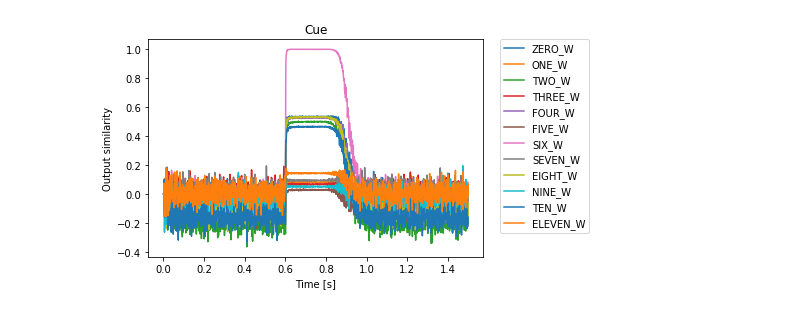
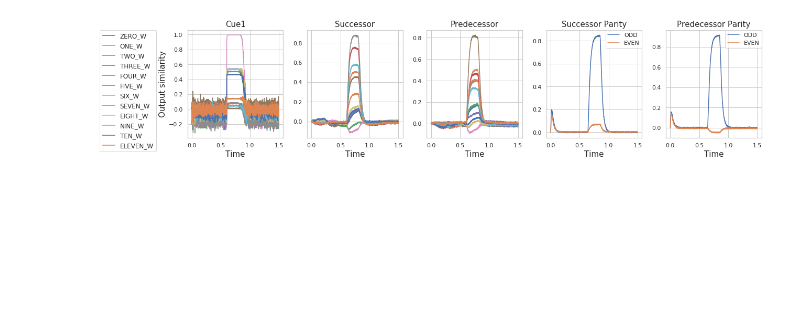
Before and after one commit to s72sue/induction, a Jupyter notebook: hrr_neural/odd-even_model.ipynb, the cells around one changed output. Saved outputs shown, nothing was run; the diff lists cells and outputs as text; code cells hidden in the pictures; blank space fills up the shorter version.

Commit message:
organized code and added result plots

```diff
--- a/hrr_neural/odd-even_model.ipynb
+++ b/hrr_neural/odd-even_model.ipynb
@@ -11,5 +19,7 @@ import matplotlib.pyplot as plt
 # %%
-dim = 64*2
+# Construct the embedding using HRRs
+
+dim = 64
 rng = np.random.RandomState(12)
 vocab = Vocabulary(dimensions=dim, rng=rng, max_similarity=0.02, unitary=True)
 
@@ -61,6 +71,8 @@ par_vocab = vocab.create_subset(['ODD', 'EVEN'])
 num_vocab = vocab.create_subset(['ZERO_W', 'ONE_W', 'TWO_W', 'THREE_W', 'FOUR_W', 'FIVE_W', 'SIX_W',
                                'SEVEN_W', 'EIGHT_W', 'NINE_W', 'TEN_W', 'ELEVEN_W'])
 # %%
+# Build the neural model
+
 model = spa.SPA()
 with model:
     model.a = spa.State(dim, vocab=vocab)
@@ -72,7 +84,8 @@ with model:
     model.pred = spa.State(dim, vocab=vocab)
     model.assoc_memSucc = spa.AssociativeMemory(input_vocab=vocab, wta_output=True, threshold_output=True)
     model.assoc_memPred = spa.AssociativeMemory(input_vocab=vocab, wta_output=True, threshold_output=True)
-    model.parity = spa.State(dim, vocab=vocab)
+    model.parity1 = spa.State(dim, vocab=vocab, label="succ_property")
+    model.parity2 = spa.State(dim, vocab=vocab, label="pred_property")
 
     actions = spa.Actions(
         'trans = ~a * b',
@@ -80,12 +93,14 @@ with model:
         'pred = ~trans*cue',
         'assoc_memSucc = succ',
         'assoc_memPred = pred',
-        'parity = ~PARITY*assoc_memSucc',
+        'parity1 = ~PARITY*assoc_memSucc',
+        'parity2 = ~PARITY*assoc_memPred',
     )
 
     model.cortical = spa.Cortical(actions)
 
-    par_probe = nengo.Probe(model.parity.output, synapse=0.03)
+    par1_probe = nengo.Probe(model.parity1.output, synapse=0.03)
+    par2_probe = nengo.Probe(model.parity2.output, synapse=0.03)
     cue_probe = nengo.Probe(model.cue.output, synapse=0.03)
 
     succ_probe = nengo.Probe(model.succ.output, synapse=0.03)
@@ -177,39 +193,59 @@ t = sim.trange()
 # %%
+# Plot model results
+
 # Cue
-plt.figure()
+plt.figure(figsize=(18,4))
+plt.subplot(1,5,1)
 plt.plot(sim.trange(), spa.similarity(sim.data[cue_probe], num_vocab, normalize=True))
-plt.xlabel("Time [s]")
-plt.ylabel("Output similarity")
-plt.title("Cue")
-plt.legend(num_vocab.keys, loc='best', bbox_to_anchor=(1.05, 1), borderaxespad=0.0);
+plt.xlabel("Time", fontsize=15)
+plt.ylabel("Output similarity", fontsize=15)
+plt.title("Cue1", fontsize=15)
+plt.legend(num_vocab.keys, loc='best', bbox_to_anchor=(-0.33, 1), borderaxespad=0.0, fontsize=12);
+
+# Successor
+plt.subplot(1,5,2)
+plt.plot(sim.trange(), spa.similarity(sim.data[succ_probe], num_vocab))
+plt.xlabel("Time", fontsize=15)
+#plt.ylabel("Output similarity", fontsize=15)
+plt.title("Successor", fontsize=15)
+#plt.legend(num_vocab.keys, loc='best', bbox_to_anchor=(1.05, 1), borderaxespad=0.0);
+
+# Predecessor
+plt.subplot(1,5,3)
+plt.plot(sim.trange(), spa.similarity(sim.data[pred_probe], num_vocab))
+plt.xlabel("Time", fontsize=15)
+#plt.ylabel("Output similarity", fontsize=15)
+plt.title("Predecessor", fontsize=15)
+#plt.legend(num_vocab.keys, loc='best', bbox_to_anchor=(1.05, 1), borderaxespad=0.0);
+plt.tight_layout()
+
+# Parity
+#plt.figure(figsize=(6,3))
+plt.subplot(1,5,4)
+plt.plot(sim.trange(), spa.similarity(sim.data[par1_probe], par_vocab))
+plt.xlabel("Time", fontsize=15)
+#plt.ylabel("Output similarity", fontsize=15)
+plt.title("Successor Parity", fontsize=15)
+plt.legend(par_vocab.keys, loc='upper right', borderaxespad=0.0);
+
+plt.subplot(1,5,5)
+plt.plot(sim.trange(), spa.similarity(sim.data[par2_probe], par_vocab))
+plt.xlabel("Time", fontsize=15)
+#plt.ylabel("Output similarity", fontsize=15)
+plt.title("Predecessor Parity", fontsize=15)
+plt.legend(par_vocab.keys, loc='upper right', borderaxespad=0.0);
+plt.tight_layout()
+
+# save results
+plt.savefig('oddeven_res.pdf', bbox_inches='tight', dpi=300)
 
 
-# Successor
-plt.figure()
-plt.plot(sim.trange(), spa.similarity(sim.data[succ_probe], num_vocab))
-plt.xlabel("Time [s]")
-plt.ylabel("Output similarity")
-plt.title("Successor")
-plt.legend(num_vocab.keys, loc='best', bbox_to_anchor=(1.05, 1), borderaxespad=0.0);
+# Associative memory plots
+plt.figure(figsize=(16,3))
+plot_similarities([1,2], "succ_cleanup", sim.data[amsucc_inprobe], sim.data[amsucc_outprobe], num_vocab)
+plot_similarities([3,4], "pred_cleanup", sim.data[ampred_inprobe], sim.data[ampred_outprobe], num_vocab)
+plt.tight_layout()
 
-plot_similarities(sim.data[amsucc_inprobe], sim.data[amsucc_outprobe], num_vocab)
-
-# Predecessor
-plt.figure()
-plt.plot(sim.trange(), spa.similarity(sim.data[pred_probe], num_vocab))
-plt.xlabel("Time [s]")
-plt.ylabel("Output similarity")
-plt.title("Predecessor")
-plt.legend(num_vocab.keys, loc='best', bbox_to_anchor=(1.05, 1), borderaxespad=0.0);
-
-plot_similarities(sim.data[ampred_inprobe], sim.data[ampred_outprobe], num_vocab)
-
-# Parity
-plt.figure()
-plt.plot(sim.trange(), spa.similarity(sim.data[par_probe], par_vocab))
-plt.xlabel("Time [s]")
-plt.ylabel("Output similarity")
-plt.title("Parity")
-plt.legend(par_vocab.keys, loc='best', bbox_to_anchor=(1.05, 1), borderaxespad=0.0);
+plt.savefig('oddeven_cleanup.pdf', bbox_inches='tight', dpi=300)
 # %% [output]
-[figure, old version]
+[figure, new version]
```
Also changed, not shown: parts of 10 cells of this notebook, 9 other files.
